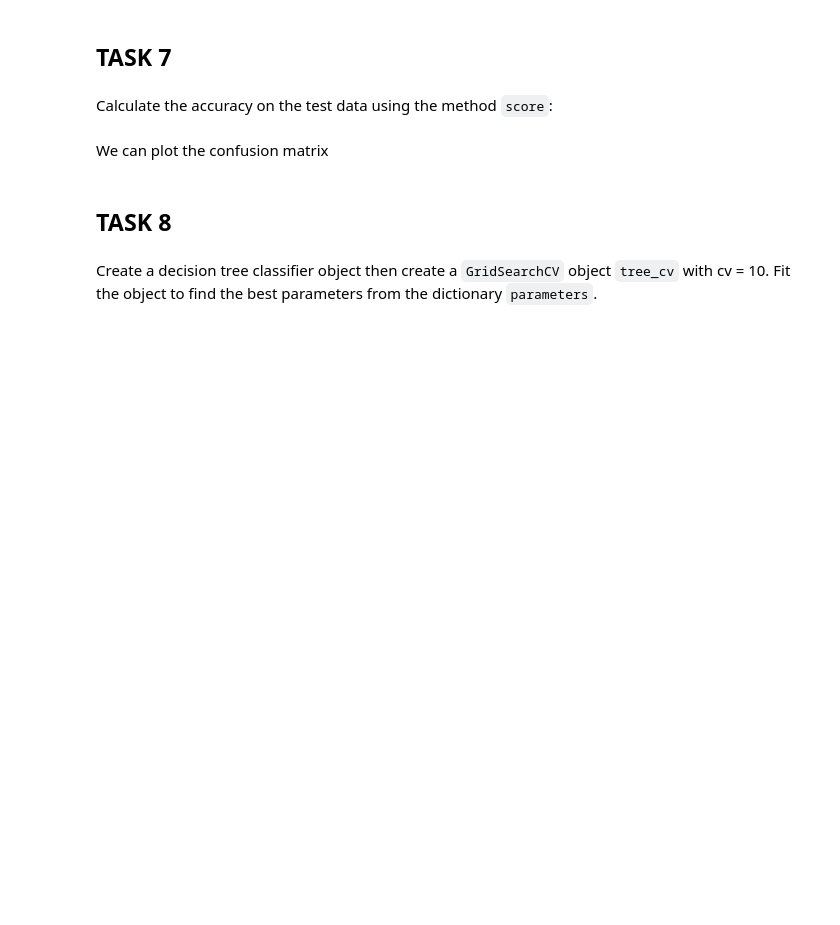
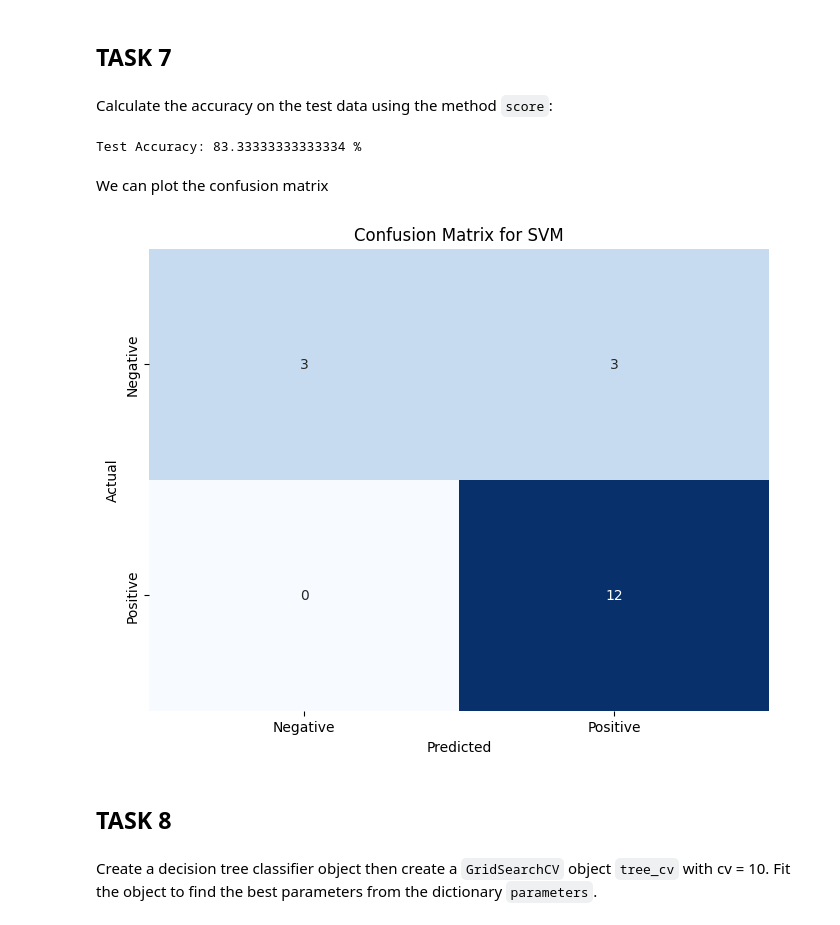
Before and after one commit to KingerNL/Coursera_Data_Science, a Jupyter notebook: SpaceX_Machine_Learning_Prediction_Part_5.jupyterlite.ipynb, the cells around one changed output. Drawn from its saved outputs; the diff is of its cells as text; code cells hidden in the pictures; blank space fills up the shorter version.

```diff
--- a/SpaceX_Machine_Learning_Prediction_Part_5.jupyterlite.ipynb
+++ b/SpaceX_Machine_Learning_Prediction_Part_5.jupyterlite.ipynb
@@ -139,6 +178,11 @@ We split the data into training and testing data using the  function  <code>trai
 Use the function train_test_split to split the data X and Y into training and test data. Set the parameter test_size to  0.2 and random_state to 2. The training data and test data should be assigned to the following labels.
 # %% [markdown]
 <code>X_train, X_test, Y_train, Y_test</code>
+# %%
+from sklearn.model_selection import train_test_split
+
+# Split the data into training and test sets
+X_train, X_test, Y_train, Y_test = train_test_split(X, Y, test_size=0.2, random_state=2)
 # %% [markdown]
 we can see we only have 18 test samples.
 # %%
@@ -181,0 +271,20 @@ svm = SVC()
+# %%
+from sklearn.svm import SVC
+from sklearn.model_selection import GridSearchCV
+import numpy as np
+
+# Define the parameter grid for SVM
+parameters = {
+    'kernel': ['linear', 'rbf', 'poly', 'sigmoid'],
+    'C': np.logspace(-3, 3, 5),
+    'gamma': np.logspace(-3, 3, 5)
+}
+
+# Create an SVM object
+svm = SVC()
+
+# Create a GridSearchCV object with cross-validation (cv) set to 10
+svm_cv = GridSearchCV(svm, parameters, cv=10)
+
+# Fit the GridSearchCV object to find the best parameters
+svm_cv.fit(X_train, Y_train)
@@ -186,5 +305,11 @@ print("accuracy :",svm_cv.best_score_)
 ## TASK  7
 # %% [markdown]
 Calculate the accuracy on the test data using the method <code>score</code>:
+# %%
+# Calculate the accuracy on the test data
+test_accuracy = svm_cv.score(X_test, Y_test)
+print("Test Accuracy:", test_accuracy*100, "%")
+# %% [output]
+Test Accuracy: 83.33333333333334 %
 # %% [markdown]
 We can plot the confusion matrix
@@ -194,3 +316,24 @@ plot_confusion_matrix(Y_test,yhat)
+# %%
+from sklearn.metrics import confusion_matrix
+import matplotlib.pyplot as plt
+import seaborn as sns
+
+# Generate predictions on the test data using the trained SVM model
+Y_pred_svm = svm_cv.predict(X_test)
+
+# Create a confusion matrix
+conf_matrix_svm = confusion_matrix(Y_test, Y_pred_svm)
+
+# Plot the confusion matrix
+plt.figure(figsize=(8, 6))
+sns.heatmap(conf_matrix_svm, annot=True, fmt="d", cmap="Blues", cbar=False,
+            xticklabels=["Negative", "Positive"], yticklabels=["Negative", "Positive"])
+plt.xlabel('Predicted')
+plt.ylabel('Actual')
+plt.title('Confusion Matrix for SVM')
+plt.show()
+# %% [output]
+[figure, added]
 # %% [markdown]
 ## TASK  8
 # %% [markdown]
```
Also changed, not shown: parts of 37 cells of this notebook, 8 other files.
